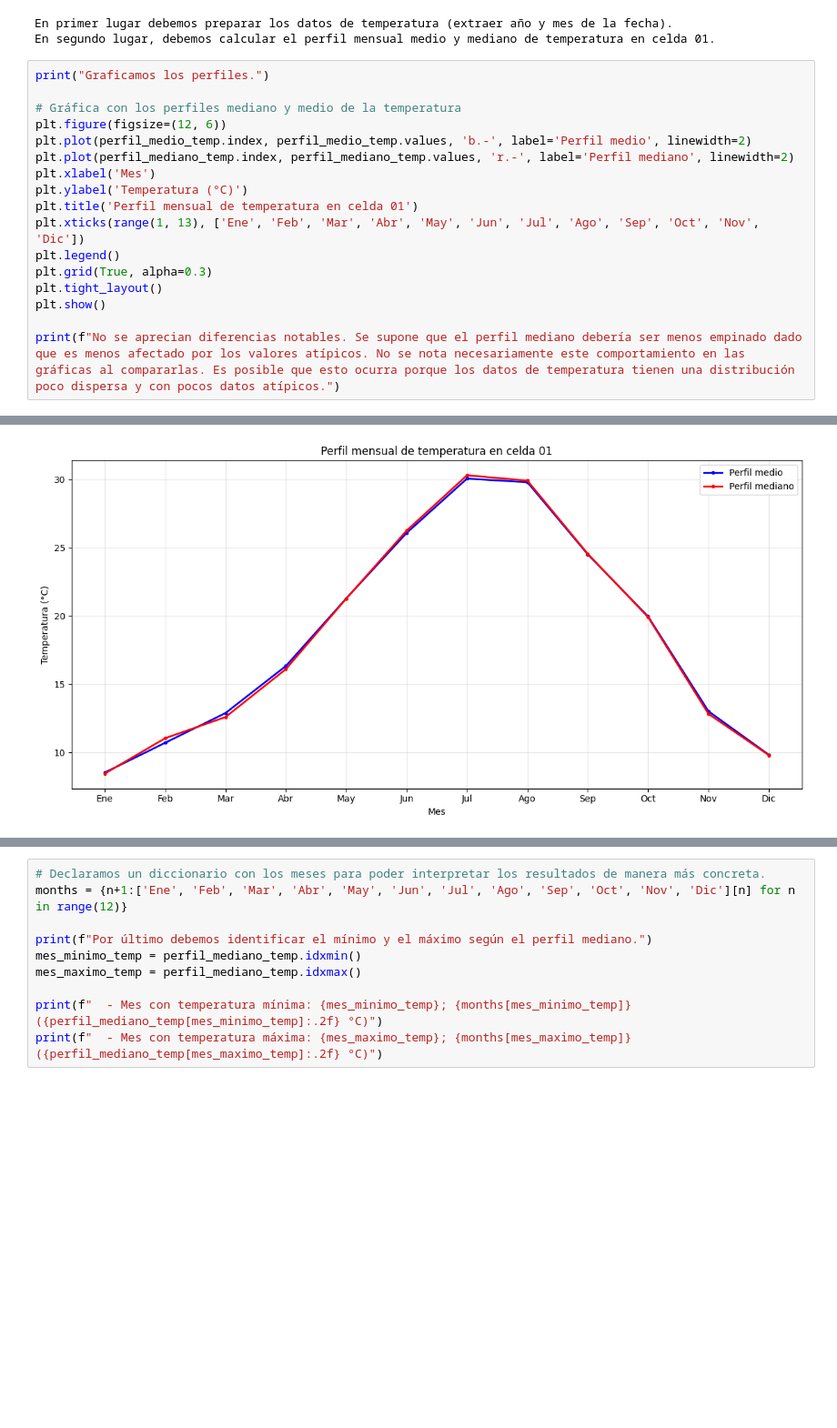
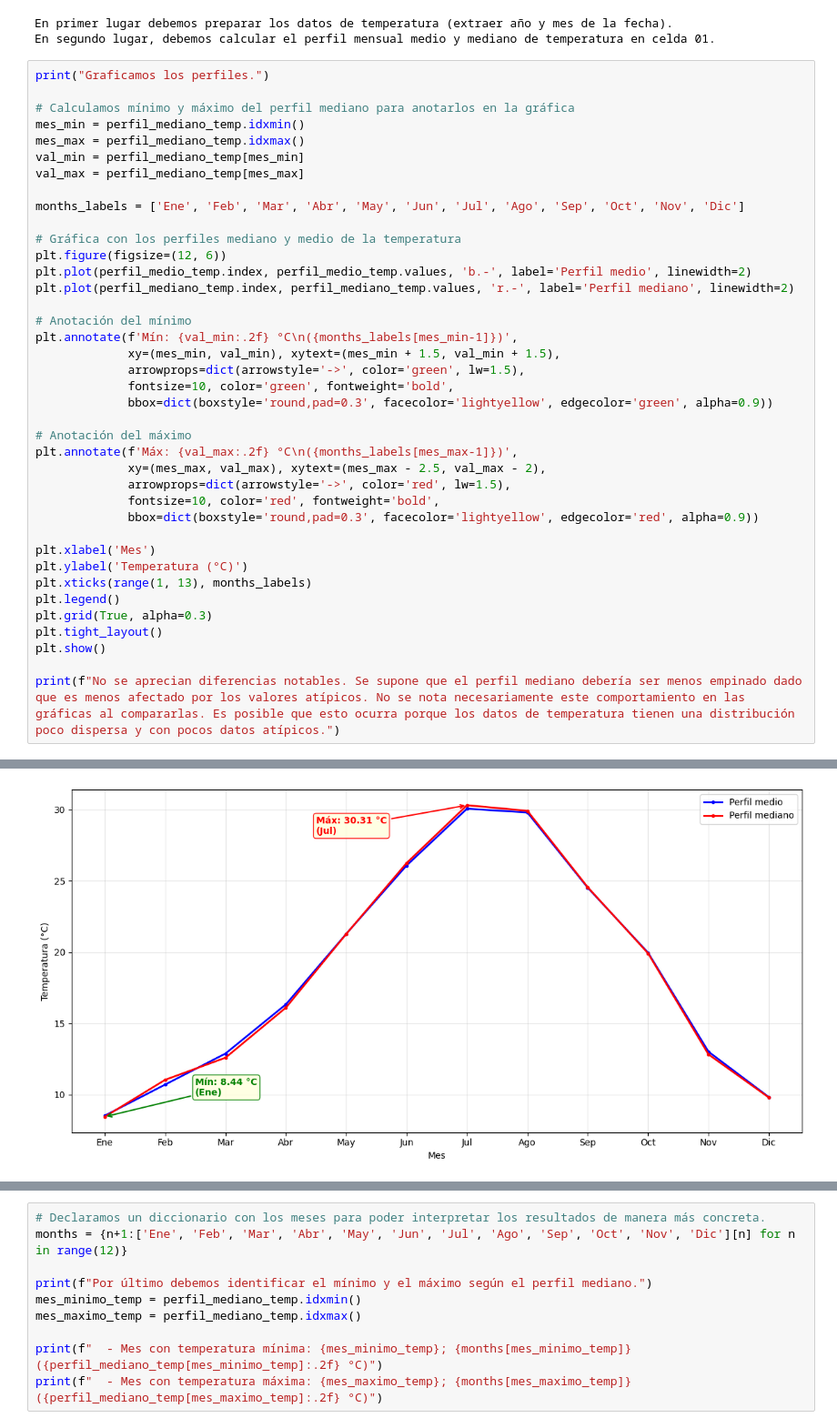
Before and after one commit to AlbertoRodvic/t1_estadistica_descriptiva, a Jupyter notebook: src/Apartado_3.ipynb, the cells around one changed output, grey strips where cells are left out. Shown at 91% size. Cells and saved outputs as stored; diff of their text form; blank space fills up the shorter version.

```diff
--- a/src/Apartado_3.ipynb
+++ b/src/Apartado_3.ipynb
@@ -43,24 +43,46 @@ En primer lugar debemos preparar los datos de temperatura (extraer año y mes de
 En segundo lugar, debemos calcular el perfil mensual medio y mediano de temperatura en celda 01.
 # %%
 print("Graficamos los perfiles.")
+
+# Calculamos mínimo y máximo del perfil mediano para anotarlos en la gráfica
+mes_min = perfil_mediano_temp.idxmin()
+mes_max = perfil_mediano_temp.idxmax()
+val_min = perfil_mediano_temp[mes_min]
+val_max = perfil_mediano_temp[mes_max]
+
+months_labels = ['Ene', 'Feb', 'Mar', 'Abr', 'May', 'Jun', 'Jul', 'Ago', 'Sep', 'Oct', 'Nov', 'Dic']
 
 # Gráfica con los perfiles mediano y medio de la temperatura
 plt.figure(figsize=(12, 6))
 plt.plot(perfil_medio_temp.index, perfil_medio_temp.values, 'b.-', label='Perfil medio', linewidth=2)
 plt.plot(perfil_mediano_temp.index, perfil_mediano_temp.values, 'r.-', label='Perfil mediano', linewidth=2)
+
+# Anotación del mínimo
+plt.annotate(f'Mín: {val_min:.2f} °C\n({months_labels[mes_min-1]})',
+             xy=(mes_min, val_min), xytext=(mes_min + 1.5, val_min + 1.5),
+             arrowprops=dict(arrowstyle='->', color='green', lw=1.5),
+             fontsize=10, color='green', fontweight='bold',
+             bbox=dict(boxstyle='round,pad=0.3', facecolor='lightyellow', edgecolor='green', alpha=0.9))
+
+# Anotación del máximo
+plt.annotate(f'Máx: {val_max:.2f} °C\n({months_labels[mes_max-1]})',
+             xy=(mes_max, val_max), xytext=(mes_max - 2.5, val_max - 2),
+             arrowprops=dict(arrowstyle='->', color='red', lw=1.5),
+             fontsize=10, color='red', fontweight='bold',
+             bbox=dict(boxstyle='round,pad=0.3', facecolor='lightyellow', edgecolor='red', alpha=0.9))
+
 plt.xlabel('Mes')
 plt.ylabel('Temperatura (°C)')
-plt.title('Perfil mensual de temperatura en celda 01')
-plt.xticks(range(1, 13), ['Ene', 'Feb', 'Mar', 'Abr', 'May', 'Jun', 'Jul', 'Ago', 'Sep', 'Oct', 'Nov', 'Dic'])
+plt.xticks(range(1, 13), months_labels)
 plt.legend()
 plt.grid(True, alpha=0.3)
 plt.tight_layout()
 plt.show()
 
 print(f"No se aprecian diferencias notables. Se supone que el perfil mediano debería ser menos empinado dado que es menos afectado por los valores atípicos. No se nota necesariamente este comportamiento en las gráficas al compararlas. Es posible que esto ocurra porque los datos de temperatura tienen una distribución poco dispersa y con pocos datos atípicos.")
 # %% [output]
 Graficamos los perfiles.
-[figure, old version]
+[figure, new version]
 No se aprecian diferencias notables. Se supone que el perfil mediano debería ser menos empinado dado que es menos afectado por los valores atípicos. No se nota necesariamente este comportamiento en la ...
 # %%
 # Declaramos un diccionario con los meses para poder interpretar los resultados de manera más concreta.
```
Also changed, not shown: parts of 8 cells of this notebook.
